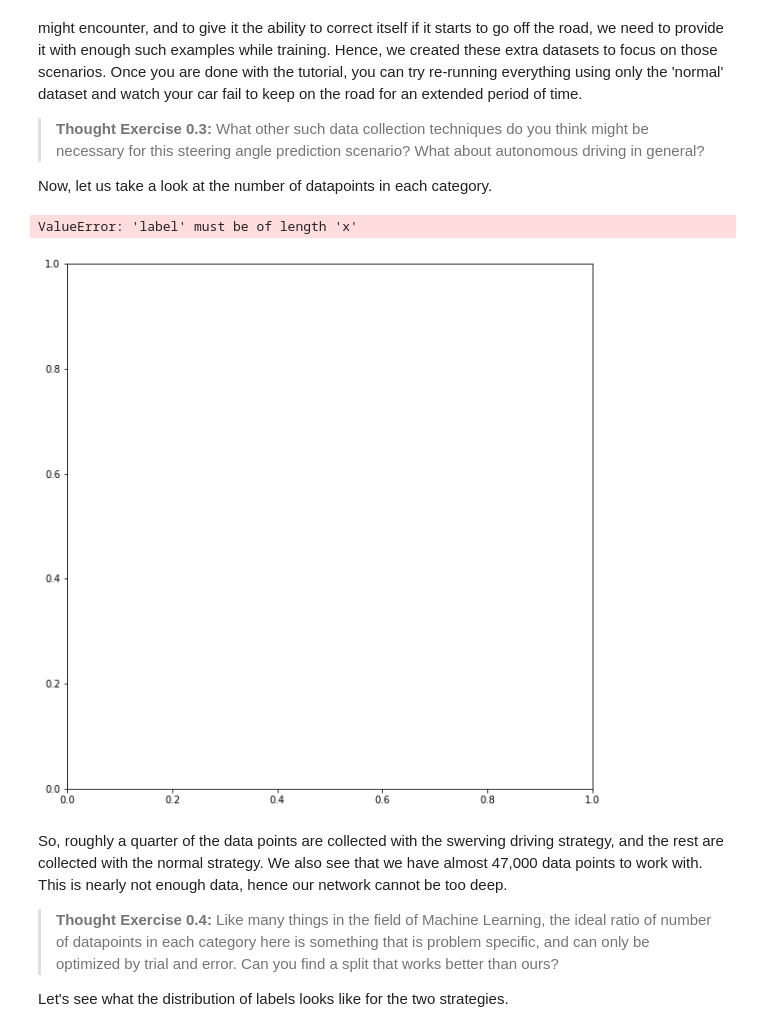
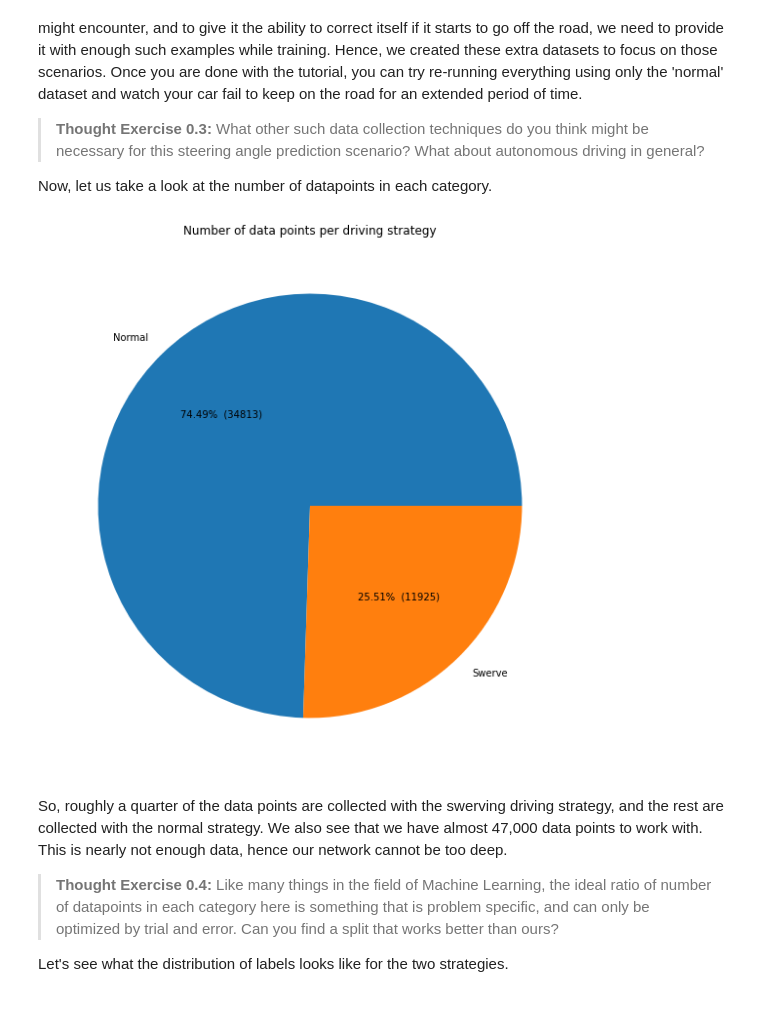
Before and after one commit to pptik/AirSim-End-To-End-Deep-Learning, a Jupyter notebook: DataExplorationAndPreparation.ipynb, the cells around one changed output. Saved outputs shown, nothing was run; the diff lists cells and outputs as text; code cells hidden in the pictures.

```diff
--- a/DataExplorationAndPreparation.ipynb
+++ b/DataExplorationAndPreparation.ipynb
@@ -38,7 +38,7 @@ COOKED_DATA_DIR = 'data_cooked/'
 
 # The folders to search for data under RAW_DATA_DIR
 # For example, the first folder searched will be RAW_DATA_DIR/normal_1
-DATA_FOLDERS = ['2020-08-11-15-10-20']
+DATA_FOLDERS = ['normal_1', 'normal_2', 'normal_3', 'normal_4', 'normal_5', 'normal_6', 'swerve_1', 'swerve_2', 'swerve_3']
 
 # The size of the figures in this notebook
 FIGURE_SIZE = (10,10)
@@ -156,23 +156,22 @@ Now, let us take a look at the number of datapoints in each category.
 # %%
 dataset['Is Swerve'] = dataset.apply(lambda r: 'swerve' in r['Folder'], axis=1)
 grouped = dataset.groupby(by=['Is Swerve']).size().reset_index()
 grouped.columns = ['Is Swerve', 'Count']
 
 def make_autopct(values):
     def my_autopct(percent):
         total = sum(values)
         val = int(round(percent*total/100.0))
         return '{0:.2f}%  ({1:d})'.format(percent,val)
     return my_autopct
 
-pie_labels = ['2020-08-11-15-10-20', '2020-08-11-15-10-20']
+pie_labels = ['Normal', 'Swerve']
 fig, ax = plt.subplots(figsize=FIGURE_SIZE)
 ax.pie(grouped['Count'], labels=pie_labels, autopct = make_autopct(grouped['Count']))
 plt.title('Number of data points per driving strategy')
 plt.show()
 # %% [output]
-ValueError: 'label' must be of length 'x'
-[figure, old version]
+[figure, new version]
 # %% [markdown]
 So, roughly a quarter of the data points are collected with the swerving driving strategy, and the rest are collected with the normal strategy. We also see that we have almost 47,000 data points to work with. This is nearly not enough data, hence our network cannot be too deep.
 
```
Also changed, not shown: parts of 7 cells of this notebook, 3 other files.
